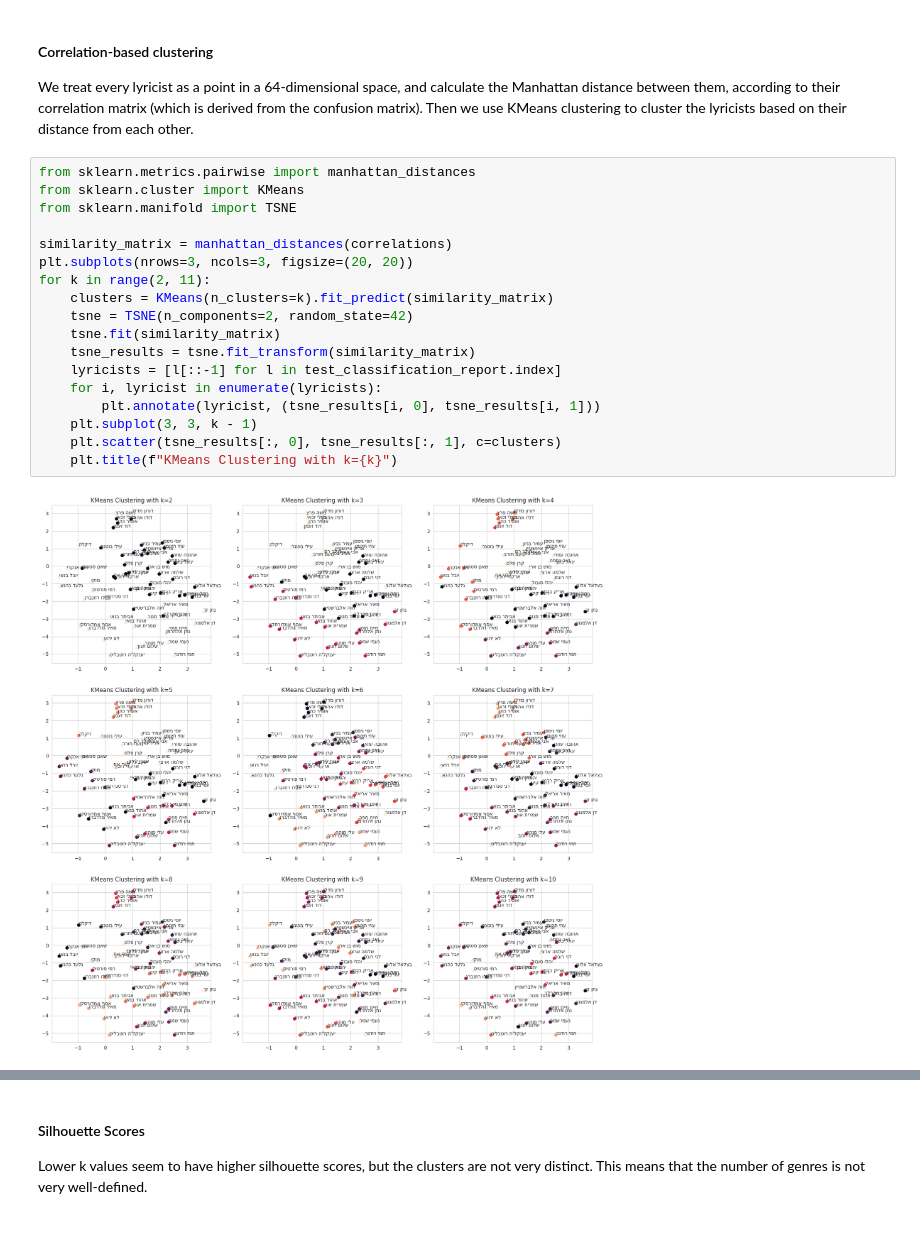
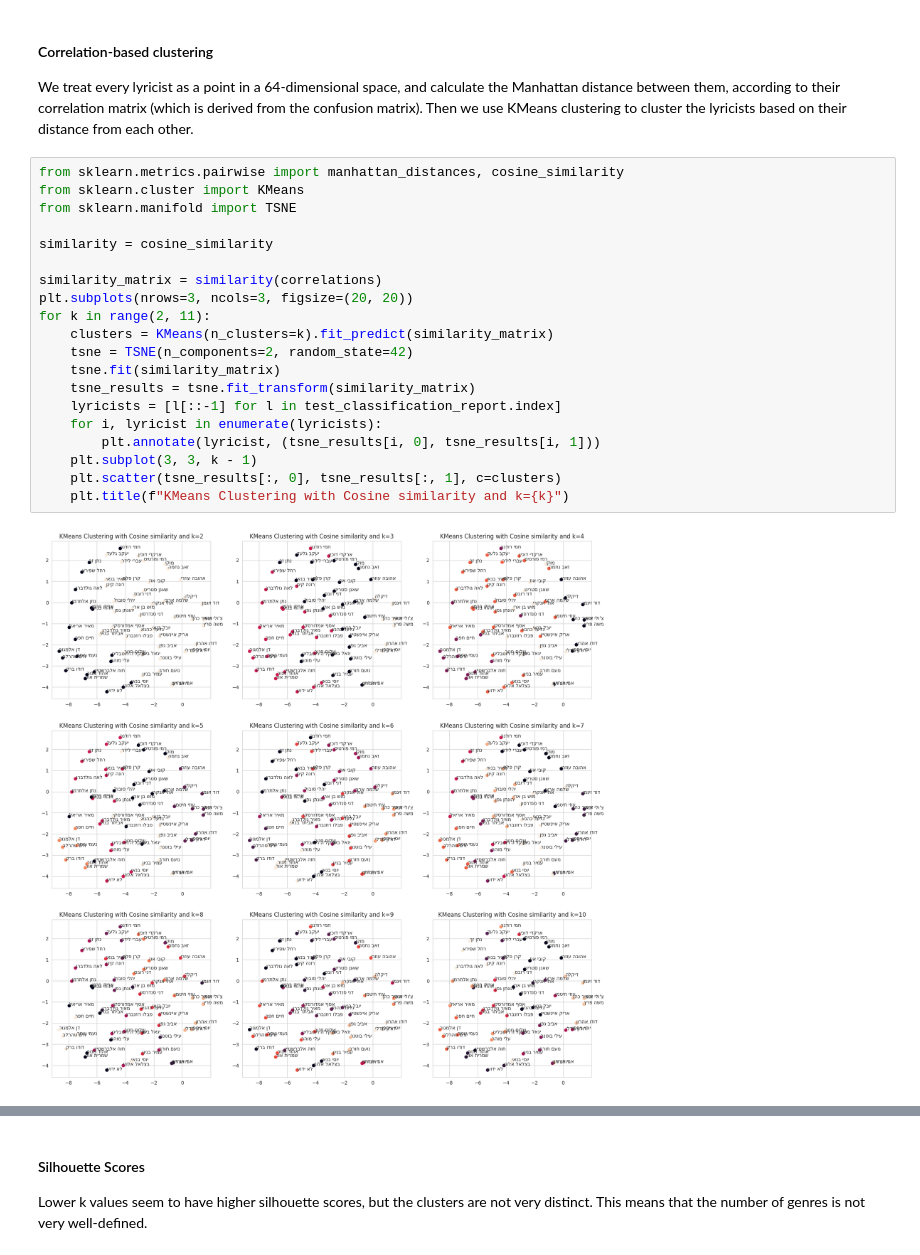
Before and after one commit to Bidusa-Kashani/MelodyMaster, a Jupyter notebook: 06 - AlephBERT/06 - AlephBERT.ipynb, the cells around one changed output, grey strips where cells are left out. Drawn from its saved outputs; the diff is of its cells as text.

```diff
--- a/06 - AlephBERT/06 - AlephBERT.ipynb
+++ b/06 - AlephBERT/06 - AlephBERT.ipynb
@@ -270,22 +275,24 @@ correlations
 We treat every lyricist as a point in a 64-dimensional space, and calculate the Manhattan distance between them, according to their correlation matrix (which is derived from the confusion matrix).
 Then we use KMeans clustering to cluster the lyricists based on their distance from each other.
 # %%
-from sklearn.metrics.pairwise import manhattan_distances
+from sklearn.metrics.pairwise import manhattan_distances, cosine_similarity
 from sklearn.cluster import KMeans
 from sklearn.manifold import TSNE
 
-similarity_matrix = manhattan_distances(correlations)
+similarity = cosine_similarity
+
+similarity_matrix = similarity(correlations)
 plt.subplots(nrows=3, ncols=3, figsize=(20, 20))
 for k in range(2, 11):
     clusters = KMeans(n_clusters=k).fit_predict(similarity_matrix)
     tsne = TSNE(n_components=2, random_state=42)
     tsne.fit(similarity_matrix)
     tsne_results = tsne.fit_transform(similarity_matrix)
     lyricists = [l[::-1] for l in test_classification_report.index]
     for i, lyricist in enumerate(lyricists):
         plt.annotate(lyricist, (tsne_results[i, 0], tsne_results[i, 1]))
     plt.subplot(3, 3, k - 1)
     plt.scatter(tsne_results[:, 0], tsne_results[:, 1], c=clusters)
-    plt.title(f"KMeans Clustering with k={k}")
+    plt.title(f"KMeans Clustering with Cosine similarity and k={k}")
 # %% [output]
-[figure, old version]
+[figure, new version]
```
Also changed, not shown: parts of 12 cells of this notebook.
